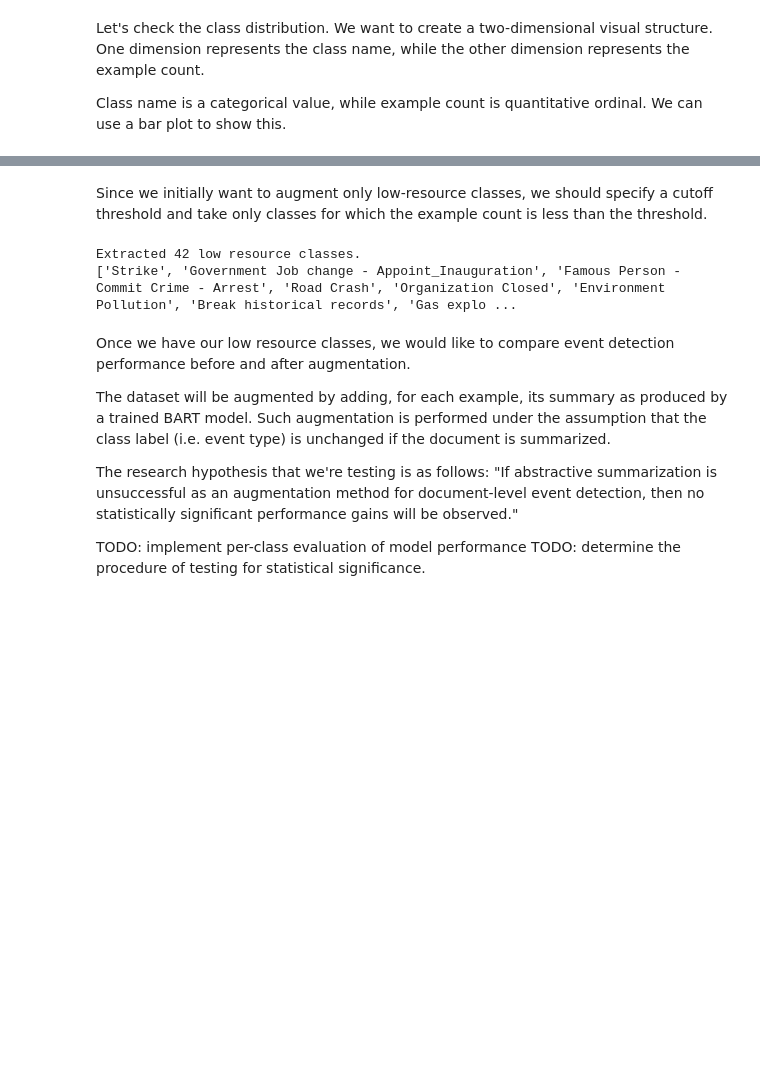
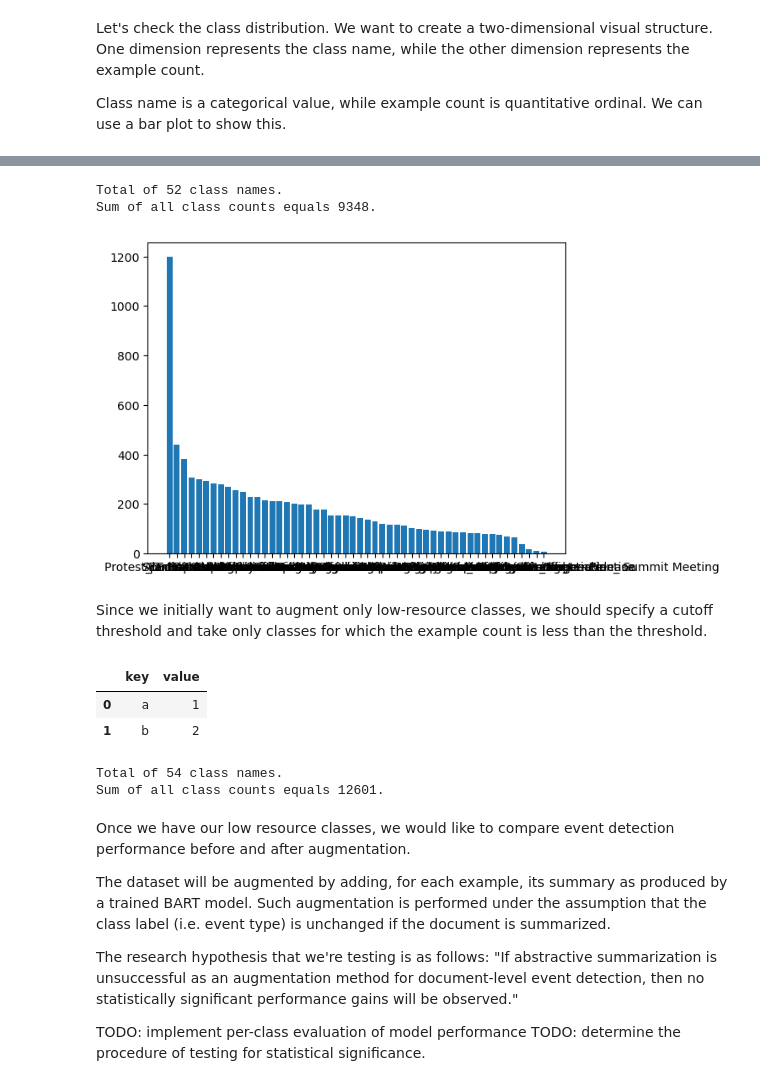
Before and after one commit to jankovidakovic/cross_lingual_data_augmentation, a Jupyter notebook: notebooks/0.3-jvidakovic-wiki_news_split.ipynb, the cells around one changed output, grey strips where cells are left out. Cells and saved outputs as stored; diff of their text form; code cells hidden in the pictures; blank space fills up the shorter version.

```diff
--- a/notebooks/0.3-jvidakovic-wiki_news_split.ipynb
+++ b/notebooks/0.3-jvidakovic-wiki_news_split.ipynb
@@ -65,13 +55,27 @@ Sum of all class counts equals 17559.
+# %%
+plot_class_distribution(df_wiki)
+# %% [output]
+Total of 52 class names.
+Sum of all class counts equals 9348.
+[figure, added]
 # %% [markdown]
 Since we initially want to augment only low-resource classes, we should specify a cutoff threshold and take only classes for which the example count is less than the threshold.
-# %%
-CUTOFF_COUNT = 300
-low_resource_classes = list(filter(lambda k: class_counts[k] <= CUTOFF_COUNT, class_counts))
-print(f"Extracted {len(low_resource_classes)} low resource classes.")
-print(low_resource_classes)
-# %% [output]
-Extracted 42 low resource classes.
-['Strike', 'Government Job change - Appoint_Inauguration', 'Famous Person - Commit Crime - Arrest', 'Road Crash', 'Organization Closed', 'Environment Pollution', 'Break historical records', 'Gas explo ...
+# %%
+data = [["a", 1], ["b", 2], ["c", 3]]
+columns = ["key", "value"]
+dummy = pd.DataFrame(data, columns=columns)
+dummy.loc[dummy["key"].isin(["a", "b"]), :]
+# %% [output]
+|  | key | value |
+| 0 | a | 1 |
+| 1 | b | 2 |
+# %%
+from src.utils import low_resource_slice
+
+lr_news, lr_news_df = low_resource_slice(df_news, 250, return_classes=True)
+# %% [output]
+Total of 54 class names.
+Sum of all class counts equals 12601.
 # %% [markdown]
 Once we have our low resource classes, we would like to compare event detection performance before and after augmentation.
 
```
Also changed, not shown: parts of 8 cells of this notebook, 2 other files.
